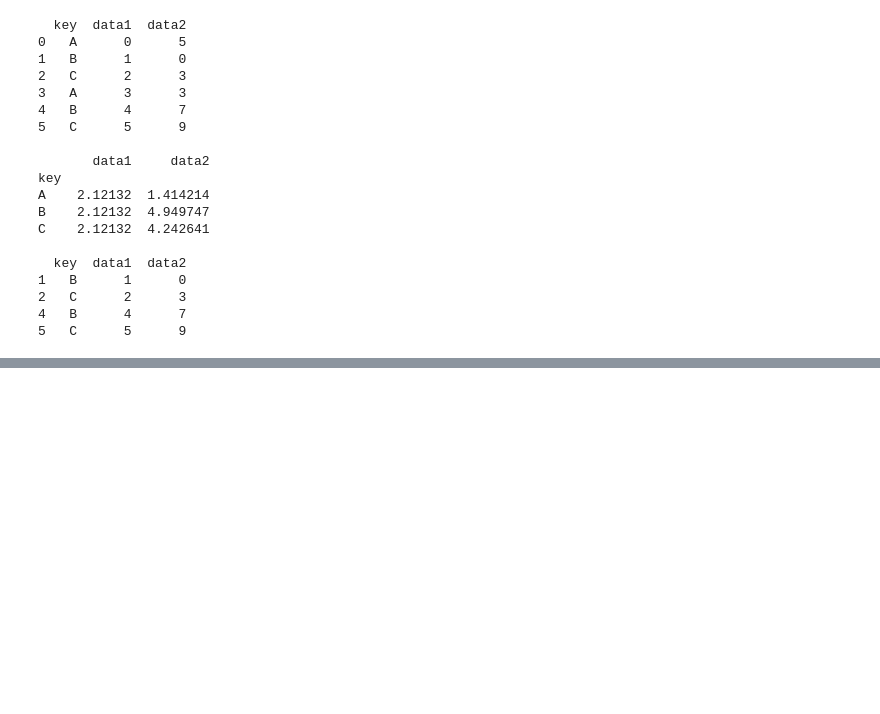
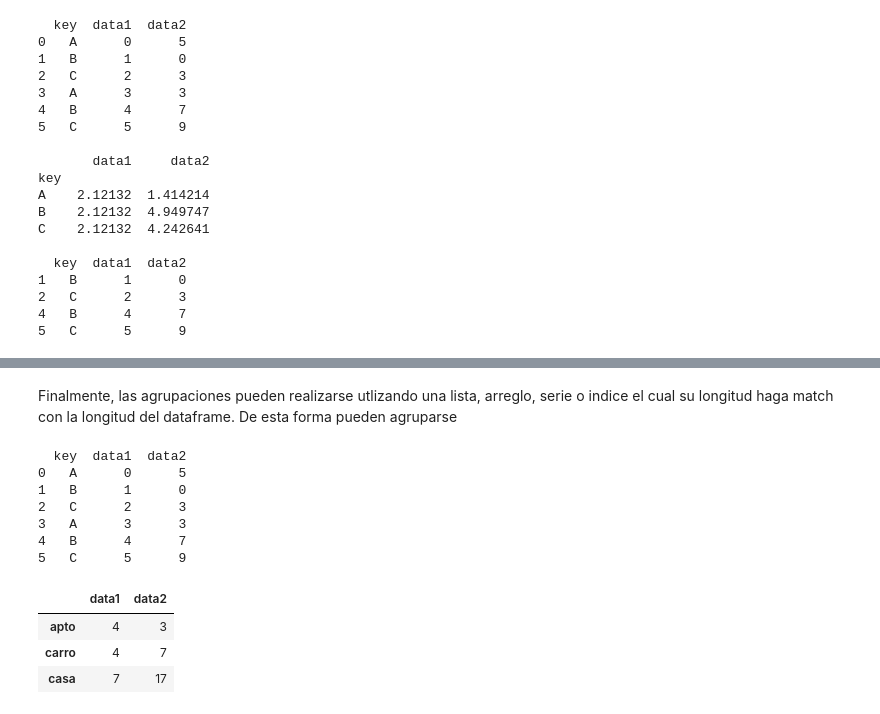
Before and after one commit to sruap1214/EC_Finance, a Jupyter notebook: Notebooks/04a_ManipulacionDatosVisualizacion.ipynb, the cells around one changed output, grey strips where cells are left out. Saved outputs shown, nothing was run; the diff lists cells and outputs as text; code cells hidden in the pictures; blank space fills up the shorter version.

```diff
--- a/Notebooks/04a_ManipulacionDatosVisualizacion.ipynb
+++ b/Notebooks/04a_ManipulacionDatosVisualizacion.ipynb
@@ -1475,0 +1516,18 @@ C    2.12132  4.242641
+# %% [markdown]
+Finalmente, las agrupaciones pueden realizarse utlizando una lista, arreglo, serie o indice el cual su longitud haga match con la longitud del dataframe. De esta forma pueden agruparse
+# %%
+print(df)
+L = ['casa', 'apto', 'casa', 'apto', 'carro', 'casa']
+df.groupby(L).sum()
+# %% [output]
+  key  data1  data2
+0   A      0      5
+1   B      1      0
+2   C      2      3
+3   A      3      3
+4   B      4      7
+5   C      5      9
+|  | data1 | data2 |
+| apto | 4 | 3 |
+| carro | 4 | 7 |
+| casa | 7 | 17 |
```
Also changed, not shown: parts of 20 cells of this notebook, 3 other files.
